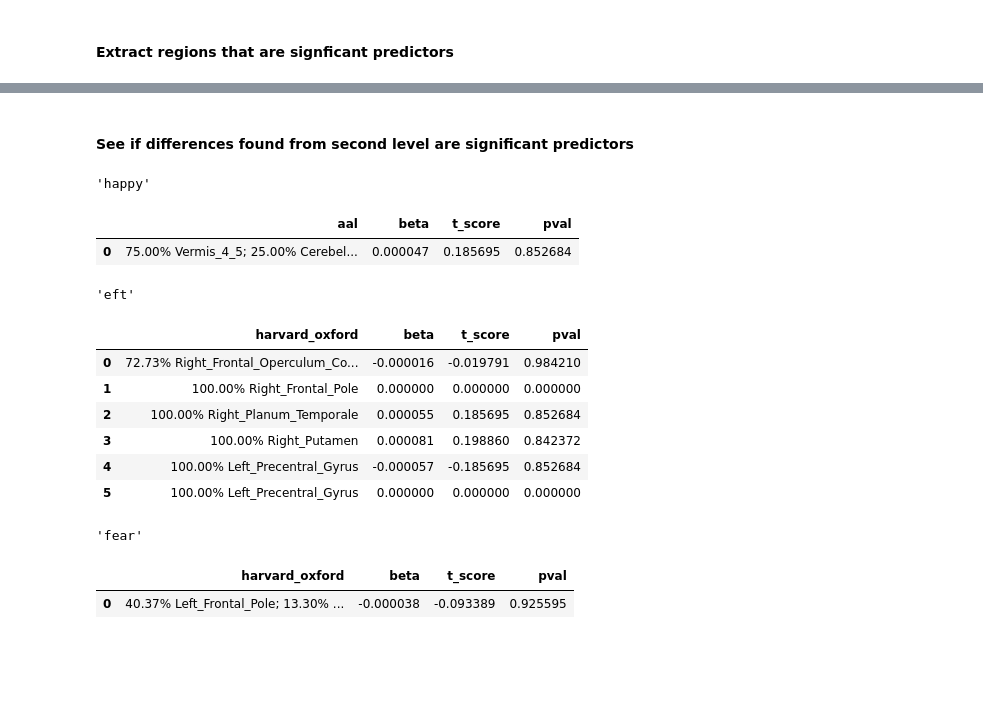
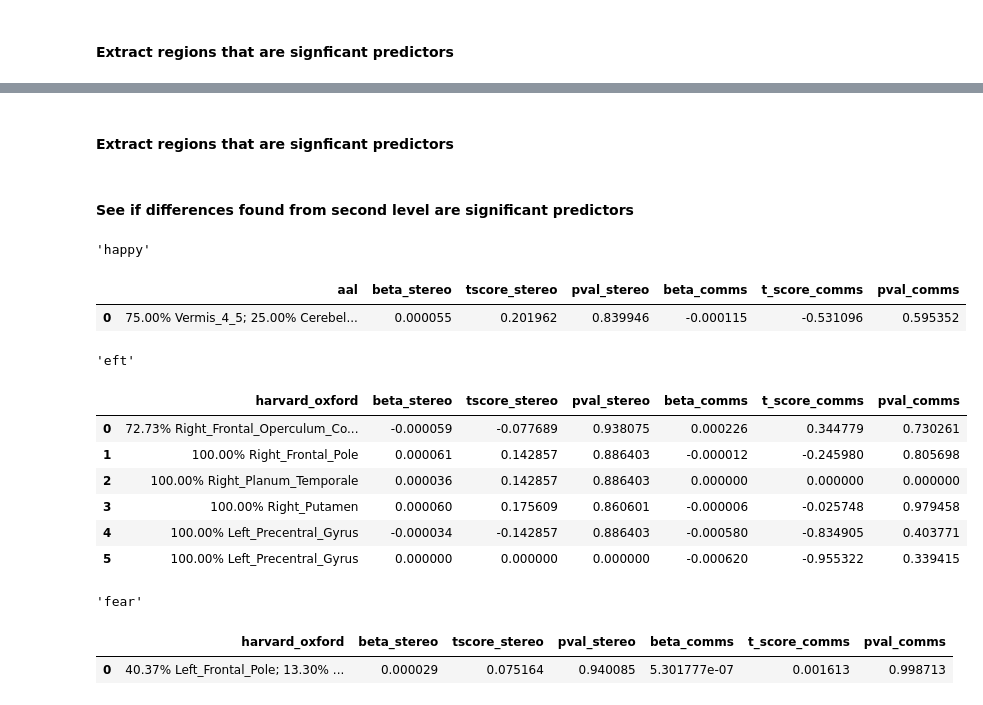
Before and after one commit to WMDA/socio-emotion-cognition, a Jupyter notebook: task_fmri/mvpa/ml.ipynb, the cells around one changed output, grey strips where cells are left out. Saved outputs shown, nothing was run; the diff lists cells and outputs as text; code cells hidden in the pictures; blank space fills up the shorter version.

```diff
--- a/task_fmri/mvpa/ml.ipynb
+++ b/task_fmri/mvpa/ml.ipynb
@@ -184,12 +198,12 @@ nplot.plot_stat_map(neg_log_10, threshold=-np.log10(0.05), title='pvals')
 #### Extract regions that are signficant predictors
 # %%
 if 'frem_svr_ADOS_sterotyped_and_repetititve_sig_predictors.csv' in os.listdir(ml_dir):
-    frem_predictors_df = pd.read_csv(f'{ml_dir}/frem_svr_ADOS_sterotyped_and_repetititve_sig_predictors.csv').drop('Unnamed: 0', axis=1)
+    frem_predictors_df_stereo = pd.read_csv(f'{ml_dir}/frem_svr_ADOS_sterotyped_and_repetititve_sig_predictors.csv').drop('Unnamed: 0', axis=1)
 else:
-    frem_predictors = get_clusters_table(neg_log_10, stat_threshold=-np.log10(0.05))
-    frem_predictors['pval'] = 10 ** -frem_predictors['Peak Stat'].values
-    coords = frem_predictors[['X', 'Y', 'Z']]
-    beta_t = extract(coords, r2_models['frem_svr_ADOS_sterotyped_and_repetititve'].coef_img_['beta'], t_score_img_frem)
-    frem_predictors_df = pd.concat((frem_predictors, beta_t), axis=1).drop('Peak Stat', axis=1)
-    frem_predictors_df = predictors_df(frem_predictors_df, frem_predictors_df[['X', 'Y', 'Z']])
-    frem_predictors_df.to_csv(f'{ml_dir}/frem_svr_ADOS_sterotyped_and_repetititve_sig_predictors.csv')
+    frem_predictors_stereo = get_clusters_table(neg_log_10_stereo, stat_threshold=-np.log10(0.05))
+    frem_predictors_stereo['pval'] = 10 ** -frem_predictors_stereo['Peak Stat'].values
+    coords_stereo = frem_predictors_stereo[['X', 'Y', 'Z']]
+    beta_t_stereo = extract(coords_stereo, r2_models['frem_svr_ADOS_sterotyped_and_repetititve'].coef_img_['beta'], t_score_img_frem_stereo)
+    frem_predictors_df_stereo = pd.concat((frem_predictors_stereo, beta_t_stereo), axis=1).drop('Peak Stat', axis=1)
+    frem_predictors_df_stereo = predictors_df(frem_predictors_df_stereo, frem_predictors_df_stereo[['X', 'Y', 'Z']])
+    frem_predictors_df_stereo.to_csv(f'{ml_dir}/frem_svr_ADOS_sterotyped_and_repetititve_sig_predictors.csv')
@@ -195,0 +212,9 @@ else:
+# %%
+t_score_img_frem_comms = img.math_img("img_1/img_2",
+    img_1=r2_models['frem_svr_ADOS_Communication'].coef_img_['beta'],
+    img_2 = r2_models['frem_svr_ADOS_Communication'].std_coef_img_['beta'])
+p_value_img_frem_comms = deepcopy(t_score_img_frem_comms)
+p_value_data_comms = p_value_img_frem_comms.get_fdata()
+array_pvalues_comms = scipy.stats.t.sf(np.abs(p_value_data_comms), df=1082035-1)*2
+pval_img_comms = img.new_img_like(p_value_img_frem_comms, array_pvalues_comms)
+neg_log_10_comms = img.math_img("-np.log10(pval)", pval=pval_img_comms)
@@ -195,0 +231,2 @@ else:
+# %% [markdown]
+#### Extract regions that are signficant predictors
@@ -198,29 +246,38 @@ else:
 # %%
 for task in ['happy', 'eft', 'fear']:
     try:
         cluster_df = pd.read_csv(os.path.join(config(task), '2ndlevel', 'interaction_clusters.csv'))
     except Exception:
         cluster_df = pd.read_csv(os.path.join(config(task), '2ndlevel', 'time_clusters.csv'))
     coords = cluster_df[['peak_x', 'peak_y', 'peak_z']]
-    betas_df = extract(coords, r2_models['frem_svr_ADOS_sterotyped_and_repetititve'].coef_img_['beta'], t_score_img_frem )
-    pval = NiftiSpheresMasker((coords.values)).fit_transform(pval_img)
-    betas_df['pval'] = pd.Series(pval.ravel())
+    betas_df_stereo = extract(coords, r2_models['frem_svr_ADOS_sterotyped_and_repetititve'].coef_img_['beta'], t_score_img_frem_stereo )
+    betas_df_comms = extract(coords, r2_models['frem_svr_ADOS_Communication'].coef_img_['beta'], t_score_img_frem_comms)
+    pval_stero = NiftiSpheresMasker((coords.values)).fit_transform(pval_img_stereo)
+    pval_comms = NiftiSpheresMasker((coords.values)).fit_transform(pval_img_comms)
+    betas_df_stereo['pval'] = pd.Series(pval_stero.ravel())
+    betas_df_comms['pval'] = pd.Series(pval_comms.ravel())
     display_df = cluster_df[['harvard_oxford']]
     if task == 'happy':
         display_df = cluster_df[['aal']]
-    display(task, pd.concat((display_df, betas_df), axis=1))
+    display(task, pd.concat((display_df,
+                             betas_df_stereo.rename(columns={'beta': 'beta_stereo',
+                                                             't_score': 'tscore_stereo',
+                                                             'pval': 'pval_stereo'}),
+                             betas_df_comms.rename(columns={'beta': 'beta_comms',
+                                                            't_score': 't_score_comms',
+                                                            'pval': 'pval_comms'})), axis=1))
 # %% [output]
 'happy'
-|  | aal | beta | t_score | pval |
-| 0 | 75.00% Vermis_4_5; 25.00% Cerebel... | 0.000047 | 0.185695 | 0.852684 |
+|  | aal | beta_stereo | tscore_stereo | pval_stereo | beta_comms | t_score_comms | pval_comms |
+| 0 | 75.00% Vermis_4_5; 25.00% Cerebel... | 0.000055 | 0.201962 | 0.839946 | -0.000115 | -0.531096 | 0.595352 |
 'eft'
-|  | harvard_oxford | beta | t_score | pval |
-| 0 | 72.73% Right_Frontal_Operculum_Co... | -0.000016 | -0.019791 | 0.984210 |
-| 1 | 100.00% Right_Frontal_Pole | 0.000000 | 0.000000 | 0.000000 |
-| 2 | 100.00% Right_Planum_Temporale | 0.000055 | 0.185695 | 0.852684 |
-| 3 | 100.00% Right_Putamen | 0.000081 | 0.198860 | 0.842372 |
-| 4 | 100.00% Left_Precentral_Gyrus | -0.000057 | -0.185695 | 0.852684 |
-| 5 | 100.00% Left_Precentral_Gyrus | 0.000000 | 0.000000 | 0.000000 |
+|  | harvard_oxford | beta_stereo | tscore_stereo | pval_stereo | beta_comms | t_score_comms | pval_comms |
+| 0 | 72.73% Right_Frontal_Operculum_Co... | -0.000059 | -0.077689 | 0.938075 | 0.000226 | 0.344779 | 0.730261 |
+| 1 | 100.00% Right_Frontal_Pole | 0.000061 | 0.142857 | 0.886403 | -0.000012 | -0.245980 | 0.805698 |
+| 2 | 100.00% Right_Planum_Temporale | 0.000036 | 0.142857 | 0.886403 | 0.000000 | 0.000000 | 0.000000 |
+| 3 | 100.00% Right_Putamen | 0.000060 | 0.175609 | 0.860601 | -0.000006 | -0.025748 | 0.979458 |
+| 4 | 100.00% Left_Precentral_Gyrus | -0.000034 | -0.142857 | 0.886403 | -0.000580 | -0.834905 | 0.403771 |
+| 5 | 100.00% Left_Precentral_Gyrus | 0.000000 | 0.000000 | 0.000000 | -0.000620 | -0.955322 | 0.339415 |
 'fear'
-|  | harvard_oxford | beta | t_score | pval |
-| 0 | 40.37% Left_Frontal_Pole; 13.30% ... | -0.000038 | -0.093389 | 0.925595 |
+|  | harvard_oxford | beta_stereo | tscore_stereo | pval_stereo | beta_comms | t_score_comms | pval_comms |
+| 0 | 40.37% Left_Frontal_Pole; 13.30% ... | 0.000029 | 0.075164 | 0.940085 | 5.301777e-07 | 0.001613 | 0.998713 |
```
Also changed, not shown: parts of 14 cells of this notebook, 8 other files.
